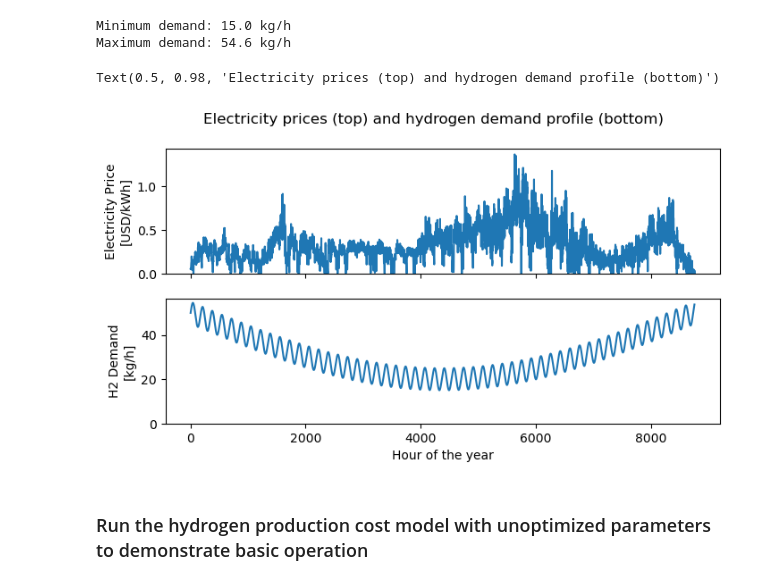
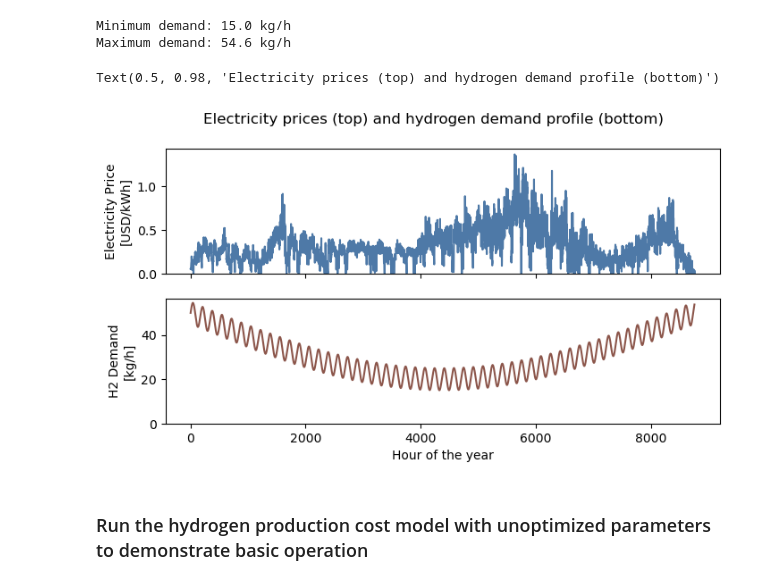
Before and after one commit to kevin-pw/opti-coding-sample, a Jupyter notebook: gradient_descent_example.ipynb, the cells around one changed output. Drawn from its saved outputs; the diff is of its cells as text; code cells hidden in the pictures.

Commit message:
linted model and notebook; revised colour scheme for plots; updated conda environment file

```diff
--- a/gradient_descent_example.ipynb
+++ b/gradient_descent_example.ipynb
@@ -29,17 +32,39 @@ from hydrogen_cost_model import hydrogen_supply_cost
+# %%
+# Create a colour scheme
+colors = {
+    'electricity_price': '#4e79a7',  # muted blue
+    'electrolyzer_dispatch': '#e15759',  # soft red
+    'h2_production': '#76b7b2',  # teal
+    'storage_discharge': '#59a14f',  # green
+    'storage_charge': '#f28e2b',  # orange
+    'h2_demand': '#8c564b',  # brown
+    'storage_level': '#b07aa1',  # purple
+    'h2_deficit': '#d62728',  # red
+    'h2_surplus': '#ff9896',  # light pink
+}
 # %% [markdown]
 ### Load the electricity price data
 # %%
 # Load the electricity price data
 grid_price = pd.read_csv('example_power_prices_germany.csv')
 # slice out the year of 2022
-grid_price = grid_price[(grid_price["Datetime (UTC)"] < "2023-01-01 00:00:00") & (grid_price["Datetime (UTC)"] >= "2022-01-01 00:00:00")]
+grid_price = grid_price[
+    (grid_price["Datetime (UTC)"] < "2023-01-01 00:00:00")
+    & (grid_price["Datetime (UTC)"] >= "2022-01-01 00:00:00")
+]
 
 USD_PER_EUR = 1.3
 KWH_PER_MWH = 1000
-grid_price_hourly__usd_per_kwh = grid_price["Price (EUR/MWhe)"] * (USD_PER_EUR / KWH_PER_MWH)
+grid_price_hourly__usd_per_kwh = grid_price["Price (EUR/MWhe)"] * (
+    USD_PER_EUR / KWH_PER_MWH
+)
 
 # remove negative prices and convert to numpy array
-grid_price_hourly__usd_per_kwh = np.maximum(0, grid_price_hourly__usd_per_kwh.to_numpy()).reshape(-1,)
+grid_price_hourly__usd_per_kwh = np.maximum(
+    0, grid_price_hourly__usd_per_kwh.to_numpy()
+).reshape(
+    -1,
+)
 
 assert len(grid_price_hourly__usd_per_kwh) == 8760
 # %% [markdown]
@@ -77,24 +117,30 @@ Minimum demand: 15.0 kg/h
 Maximum demand: 54.6 kg/h
 # %%
 # Plot the electricity prices, and the demand profile
-fig, ax = plt.subplots(2, figsize=(8,4), sharex=True)
+fig, ax = plt.subplots(2, figsize=(8, 4), sharex=True)
 
-ax[0].plot(grid_price_hourly__usd_per_kwh, label="Electricity price")
+ax[0].plot(
+    grid_price_hourly__usd_per_kwh,
+    label="Electricity price",
+    color=colors['electricity_price'],
+)
 ax[0].set_ylabel("Electricity Price\n[USD/kWh]")
 
-ax[1].plot(h2_demand__kg_per_hour, label="Hydrogen demand")
+ax[1].plot(
+    h2_demand__kg_per_hour, label="Hydrogen demand", color=colors['h2_demand']
+)
 ax[1].set_xlabel("Hour of the year")
 ax[1].set_ylabel("H2 Demand\n[kg/h]")
 
 # Begin the y axis at zero
-ax[0].set_ylim(bottom = 0)
-ax[1].set_ylim(bottom = 0)
+ax[0].set_ylim(bottom=0)
+ax[1].set_ylim(bottom=0)
 
 # Add a title
 fig.suptitle('Electricity prices (top) and hydrogen demand profile (bottom)')
 # %% [output]
 Text(0.5, 0.98, 'Electricity prices (top) and hydrogen demand profile (bottom)')
-[figure, old version]
+[figure, new version]
 # %% [markdown]
 ### Run the hydrogen production cost model with unoptimized parameters to demonstrate basic operation
 # %%
```
Also changed, not shown: parts of 11 cells of this notebook, 3 other files.
